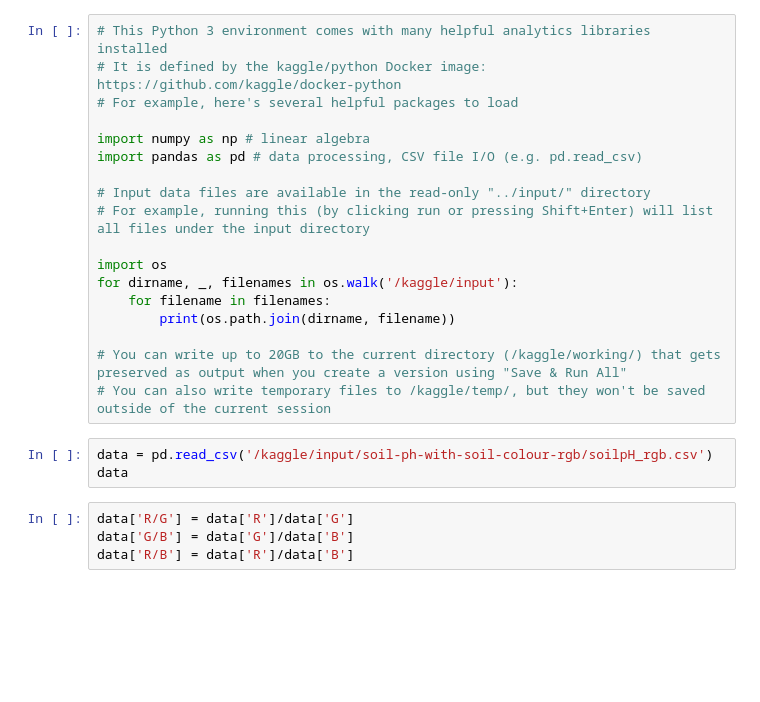
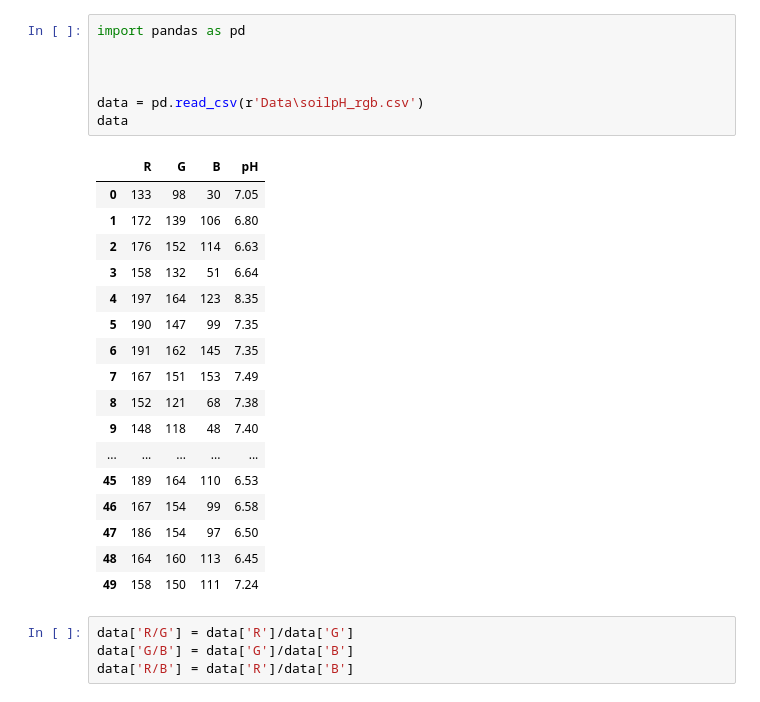
Before and after one commit to FelixFrankFelix/MavunoX_DS, a Jupyter notebook: soil-ph-prediction-with-rgb.ipynb, the cells around one changed output. Cells and saved outputs as stored; diff of their text form; blank space fills up the shorter version.

Commit message:
Updated Readme, modified soil ph code

```diff
--- a/soil-ph-prediction-with-rgb.ipynb
+++ b/soil-ph-prediction-with-rgb.ipynb
@@ -1,24 +1,28 @@
-# %%
-# This Python 3 environment comes with many helpful analytics libraries installed
-# It is defined by the kaggle/python Docker image: https://github.com/kaggle/docker-python
-# For example, here's several helpful packages to load
-
-import numpy as np # linear algebra
-import pandas as pd # data processing, CSV file I/O (e.g. pd.read_csv)
-
-# Input data files are available in the read-only "../input/" directory
-# For example, running this (by clicking run or pressing Shift+Enter) will list all files under the input directory
-
-import os
-for dirname, _, filenames in os.walk('/kaggle/input'):
-    for filename in filenames:
-        print(os.path.join(dirname, filename))
-
-# You can write up to 20GB to the current directory (/kaggle/working/) that gets preserved as output when you create a version using "Save & Run All"
-# You can also write temporary files to /kaggle/temp/, but they won't be saved outside of the current session
-# %%
-data = pd.read_csv('/kaggle/input/soil-ph-with-soil-colour-rgb/soilpH_rgb.csv')
-data
+# %%
+import pandas as pd
+
+
+
+data = pd.read_csv(r'Data\soilpH_rgb.csv')
+data
+# %% [output]
+|  | R | G | B | pH |
+| 0 | 133 | 98 | 30 | 7.05 |
+| 1 | 172 | 139 | 106 | 6.80 |
+| 2 | 176 | 152 | 114 | 6.63 |
+| 3 | 158 | 132 | 51 | 6.64 |
+| 4 | 197 | 164 | 123 | 8.35 |
+| 5 | 190 | 147 | 99 | 7.35 |
+| 6 | 191 | 162 | 145 | 7.35 |
+| 7 | 167 | 151 | 153 | 7.49 |
+| 8 | 152 | 121 | 68 | 7.38 |
+| 9 | 148 | 118 | 48 | 7.40 |
+| ... | ... | ... | ... | ... |
+| 45 | 189 | 164 | 110 | 6.53 |
+| 46 | 167 | 154 | 99 | 6.58 |
+| 47 | 186 | 154 | 97 | 6.50 |
+| 48 | 164 | 160 | 113 | 6.45 |
+| 49 | 158 | 150 | 111 | 7.24 |
 # %%
 data['R/G'] = data['R']/data['G']
 data['G/B'] = data['G']/data['B']
```
Also changed, not shown: parts of 4 cells of this notebook, 2 other files.
